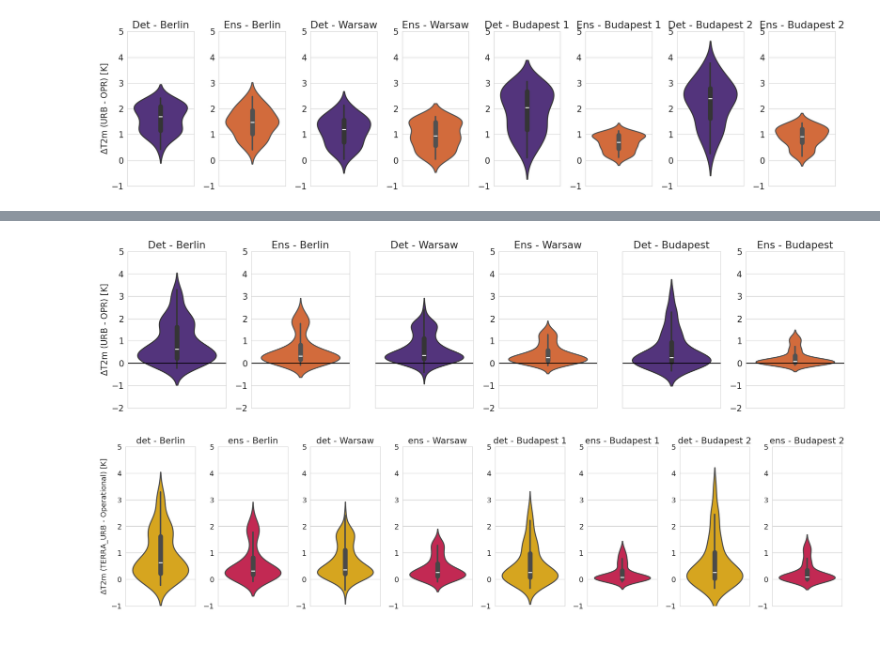
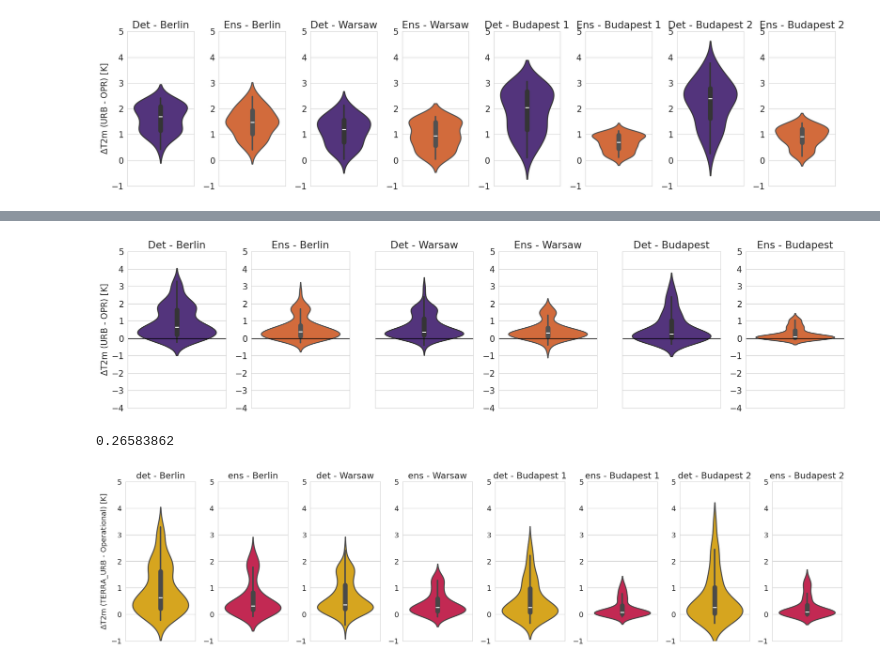
Before and after one commit to maymeret/master_thesis, a Jupyter notebook: 2022_cEU_violin_plots_ensemble.ipynb, the cells around one changed output, grey strips where cells are left out. Drawn from its saved outputs; the diff is of its cells as text; code cells hidden in the pictures.

Commit message:
correction of ensemble visualization, needed to change in all scripts. Redid ensemble 003 there is some mistake with timestep 103 in URB, redownlaodeded it

```diff
--- a/2022_cEU_violin_plots_ensemble.ipynb
+++ b/2022_cEU_violin_plots_ensemble.ipynb
@@ -429,7 +362,7 @@ for cell in range(4):  # Assuming there are 4 cells
         all_values.append(values)
 
     all_values_array = np.array(all_values)
-    mean_over_mem_NU_nights_cell[cell] = np.mean(all_values_array, axis=0)
+    mean_over_mem_NU_nights_cell[cell] = np.median(all_values_array, axis=0)
     all_values = []
 # %%
 all_values = []
@@ -441,7 +374,7 @@ for cell in range(4):  # Assuming there are 4 cells
         all_values.append(values)
 
     all_values_array = np.array(all_values)
-    mean_over_mem_WU_days_cell[cell] = np.mean(all_values_array, axis=0)
+    mean_over_mem_WU_days_cell[cell] = np.median(all_values_array, axis=0)
     all_values = []
 # %%
 all_values = []
@@ -453,7 +386,7 @@ for cell in range(4):  # Assuming there are 4 cells
         all_values.append(values)
 
     all_values_array = np.array(all_values)
-    mean_over_mem_NU_days_cell[cell] = np.mean(all_values_array, axis=0)
+    mean_over_mem_NU_days_cell[cell] = np.median(all_values_array, axis=0)
     all_values = []
 # %% [markdown]
 Some variantions of plots: day and night, ensemble and determinstic
@@ -610,0 +544,8 @@ plt.show()
+# %%
+median_diff = {}
+
+for i, mem_id in enumerate(mem_ids, start = 1):
+    median_diff[mem_id] = np.nanmedian(T_2M_WU_cEU_nights_dim_hour_mem[mem_id].isel(cell=0).values - T_2M_NU_cEU_nights_dim_hour_mem[mem_id].isel(cell=0).values)
+
+all_means = [np.nanmedian(median_diff[mem_id]) for mem_id in mem_ids]
+print("Mean of all means:", np.nanmedian(all_means))
@@ -876,7 +890,7 @@ plt.rcParams.update({'font.size': 16})
 num_members = 4
 city_names = ['Berlin', 'Warsaw', 'Budapest']
 
-y_min = -2
+y_min = -4
 y_max = 5
 step = 1
 y_values = list(range(y_min, y_max + step, step))
@@ -913,34 +927,38 @@ for i, city in enumerate(range(3)):
         axes[2*i].set_yticks(y_values)
         axes[2*i].axhline(y=0, color='black', linestyle='-')
  #       axes[i].grid(True)
 
 
 
 for i, city in enumerate(range(3)):
     if city >= 2: #combining budapest
         values_wu = (mean_over_mem_WU_days_cell[2]
                      - mean_over_mem_NU_days_cell[2]
                      + mean_over_mem_WU_days_cell[3]
                      - mean_over_mem_NU_days_cell[3])/2
         sns.violinplot(ax=axes[2*i + 1], y=values_wu, color='#EB6123', linewidth = 2)
         axes[2*i + 1].set_title(f'Ens - {city_names[city]}')
         axes[2*i + 1].set_ylim(y_min, y_max)
         axes[2*i + 1].set_yticks(y_values)
         axes[2*i + 1].axhline(y=0, color='black', linestyle='-')
 
     else:
         values_wu = mean_over_mem_WU_days_cell[city] - mean_over_mem_NU_days_cell[city]
         sns.violinplot(ax=axes[2*i + 1], y=values_wu, color='#EB6123', linewidth = 2)
         axes[2*i + 1].set_title(f'Ens - {city_names[city]}')
         axes[2*i + 1].set_ylim(y_min, y_max)
         axes[2*i + 1].set_yticks(y_values)
         axes[2*i + 1].axhline(y=0, color='black', linestyle='-')
 
 plt.tight_layout()
 plt.savefig('../plots_2024/cEU_det_ens_diff_days_combined_budapest_2022.jpeg')
 plt.show()
 # %% [output]
-[figure, old version]
+[figure, new version]
+# %%
+np.nanmedian(T_2M_WU_cEU_days_dim_hour_det.isel(cell=3).values - T_2M_NU_cEU_days_dim_hour_det.isel(cell=3).values)
+# %% [output]
+0.26583862
 # %%
 plt.rcParams.update({'font.size': 16})
 
```
Also changed, not shown: parts of 30 cells of this notebook, 7 other files.
